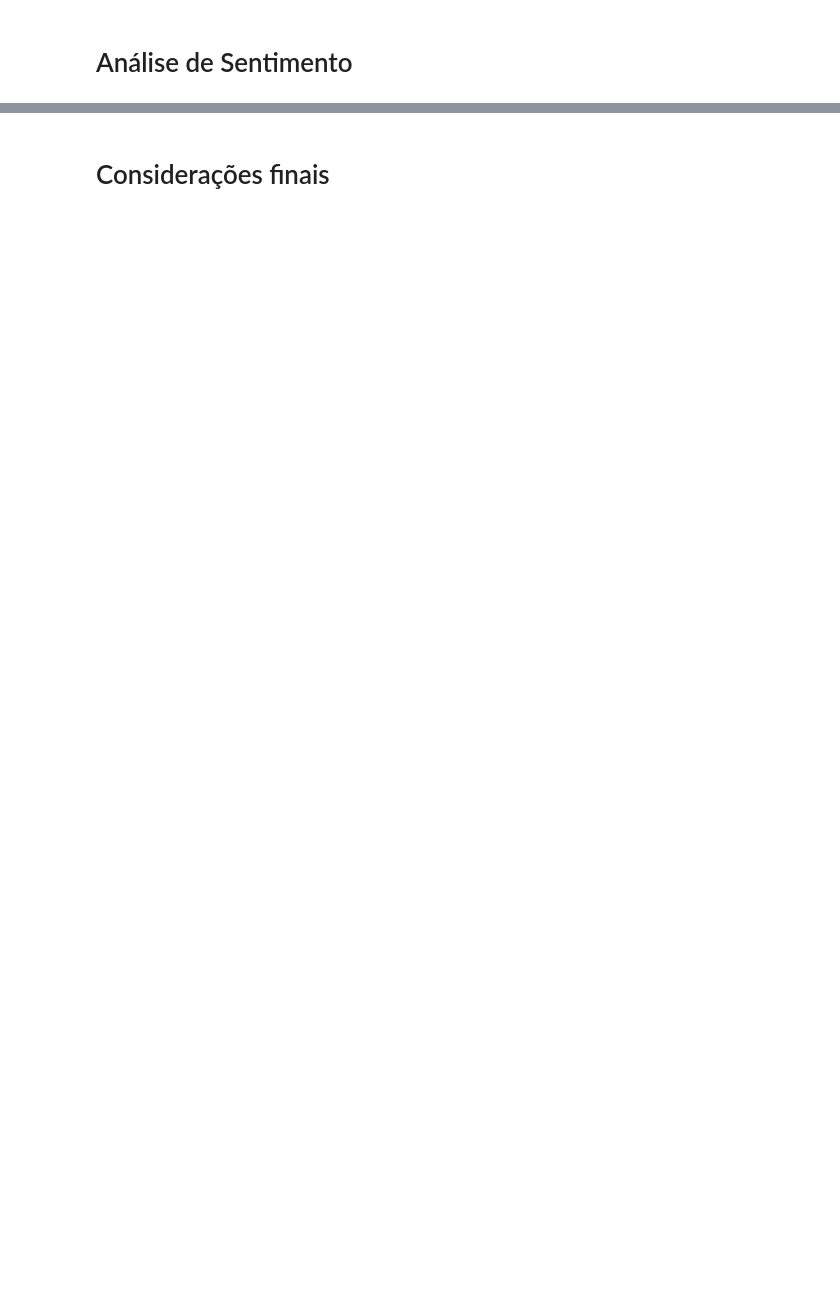
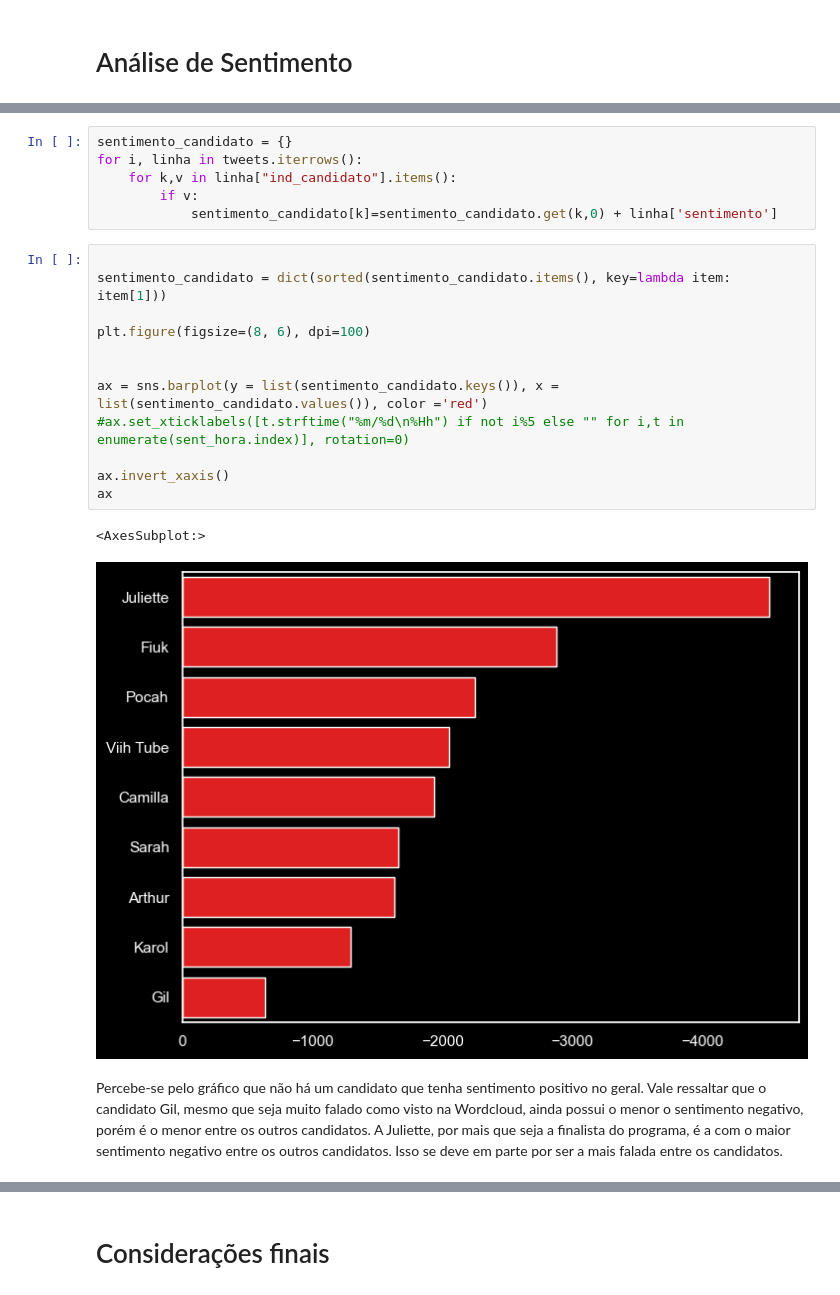
Before and after one commit to Alvaro-Kothe/Trabalho_CE2, a Jupyter notebook: Relatorio-CE2.ipynb, the cells around one changed output, grey strips where cells are left out. Saved outputs shown, nothing was run; the diff lists cells and outputs as text; blank space fills up the shorter version.

```diff
--- a/Relatorio-CE2.ipynb
+++ b/Relatorio-CE2.ipynb
@@ -64,0 +83,23 @@ pandas.core.indexes.datetimes.DatetimeIndex
+# %%
+sentimento_candidato = {}
+for i, linha in tweets.iterrows():
+    for k,v in linha["ind_candidato"].items():
+        if v:
+            sentimento_candidato[k]=sentimento_candidato.get(k,0) + linha['sentimento']
+# %%
+
+sentimento_candidato = dict(sorted(sentimento_candidato.items(), key=lambda item: item[1]))
+
+plt.figure(figsize=(8, 6), dpi=100)
+
+
+ax = sns.barplot(y = list(sentimento_candidato.keys()), x = list(sentimento_candidato.values()), color ='red')
+#ax.set_xticklabels([t.strftime("%m/%d\n%Hh") if not i%5 else "" for i,t in enumerate(sent_hora.index)], rotation=0)
+
+ax.invert_xaxis()
+ax
+# %% [output]
+<AxesSubplot:>
+[figure, added]
+# %% [markdown]
+Percebe-se pelo gráfico que não há um candidato que tenha sentimento positivo no geral. Vale ressaltar que o candidato Gil, mesmo que seja muito falado como visto na Wordcloud, ainda possui o menor o sentimento negativo, porém  é o menor entre os outros candidatos. A Juliette, por mais que seja a finalista do programa, é a com o maior sentimento negativo entre os outros candidatos. Isso se deve em parte por ser a mais falada entre os candidatos.
```
Also changed, not shown: parts of 22 cells of this notebook, 9 other files.
